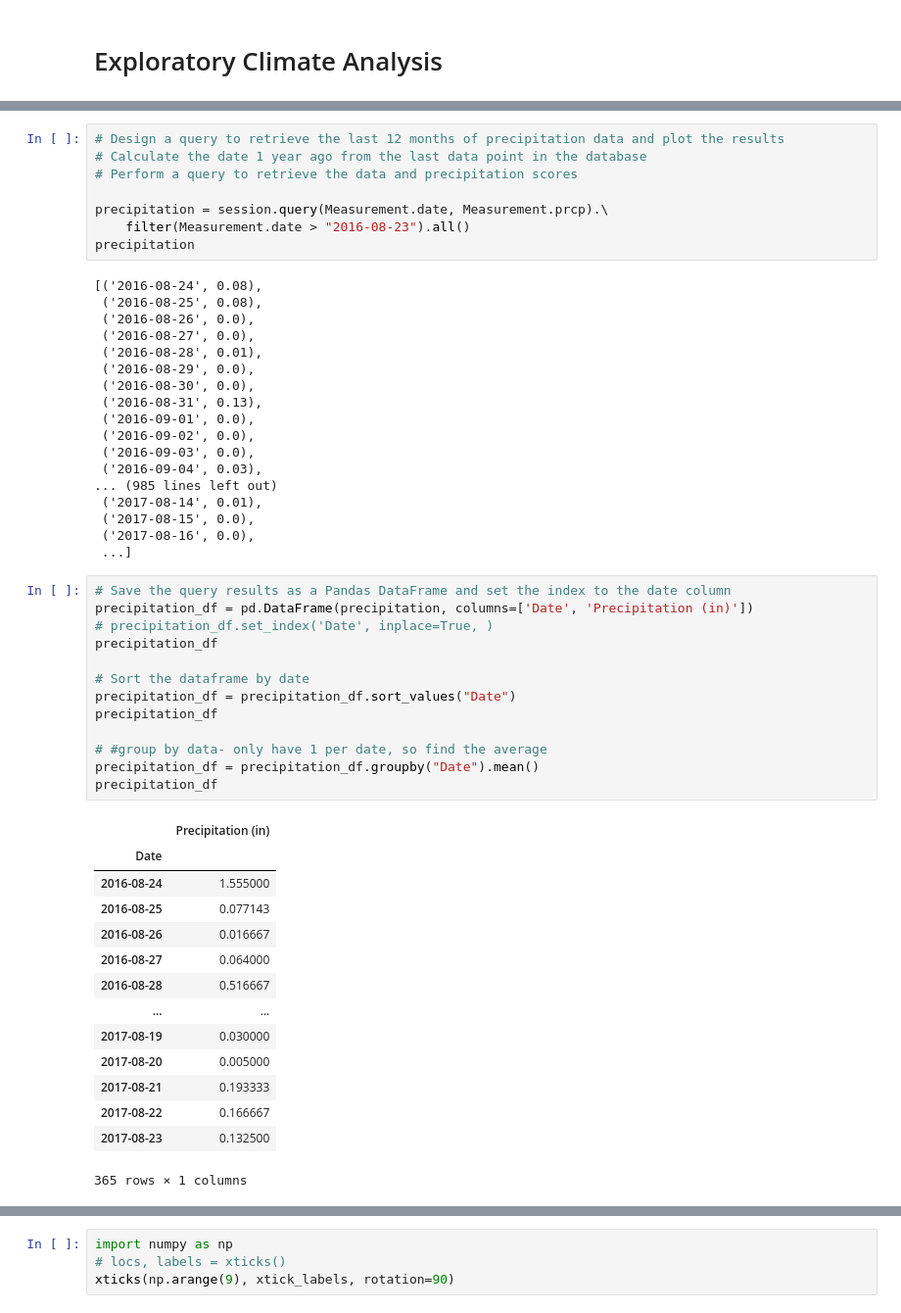
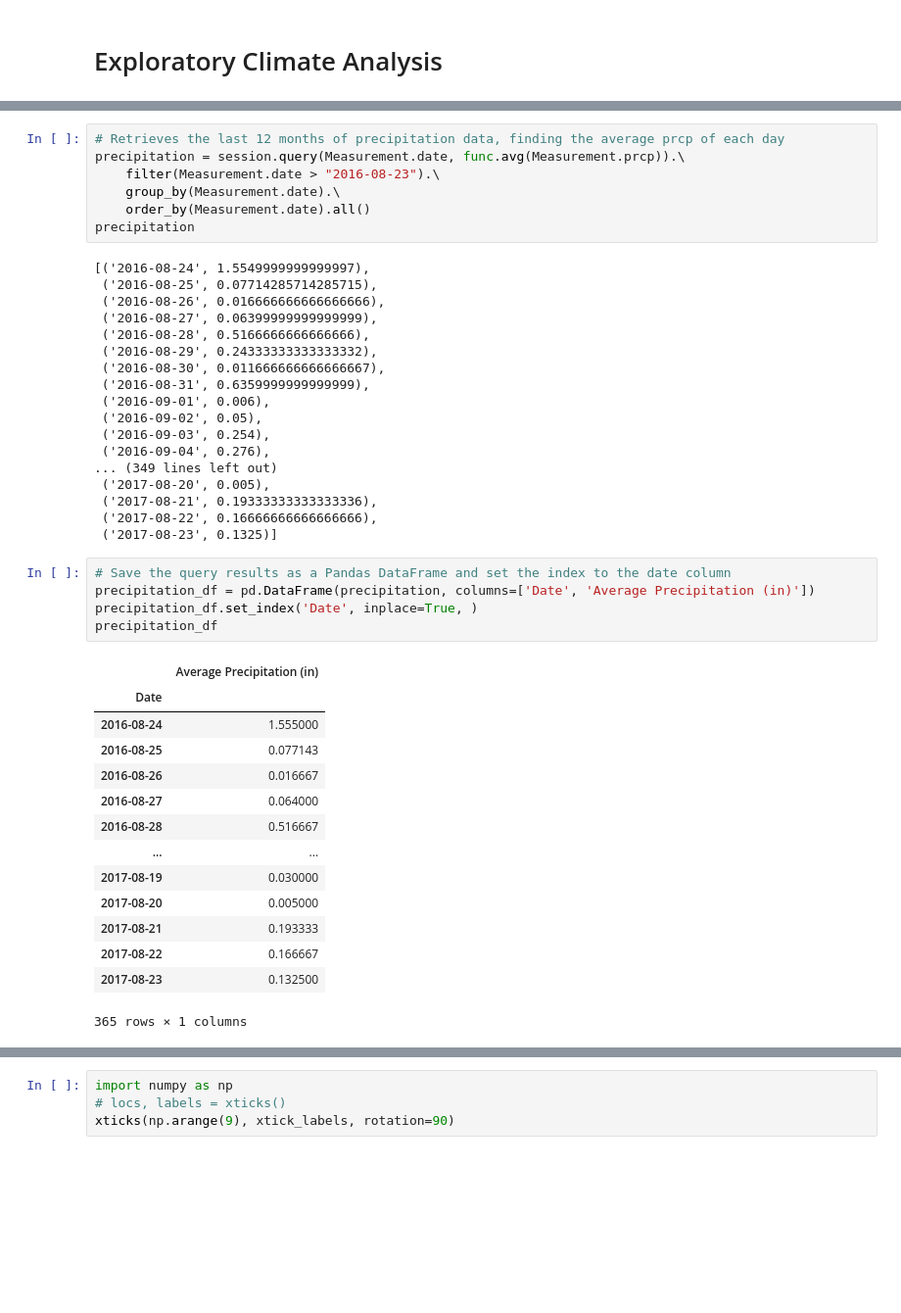
Before and after one commit to sfroonjian/SQLAlchemy-Hawaii-Vacation, a Jupyter notebook: climate_analysis.ipynb, the cells around one changed output, grey strips where cells are left out. Shown at 98% size. Cells and saved outputs as stored; diff of their text form; blank space fills up the shorter version.

```diff
--- a/climate_analysis.ipynb
+++ b/climate_analysis.ipynb
@@ -51,44 +53,35 @@ first_row_measurement.__dict__
 # %%
-# Design a query to retrieve the last 12 months of precipitation data and plot the results
-# Calculate the date 1 year ago from the last data point in the database
-# Perform a query to retrieve the data and precipitation scores
-
-precipitation = session.query(Measurement.date, Measurement.prcp).\
-    filter(Measurement.date > "2016-08-23").all()
+# Retrieves the last 12 months of precipitation data, finding the average prcp of each day
+precipitation = session.query(Measurement.date, func.avg(Measurement.prcp)).\
+    filter(Measurement.date > "2016-08-23").\
+    group_by(Measurement.date).\
+    order_by(Measurement.date).all()
 precipitation
 # %% [output]
-[('2016-08-24', 0.08),
- ('2016-08-25', 0.08),
- ('2016-08-26', 0.0),
- ('2016-08-27', 0.0),
- ('2016-08-28', 0.01),
- ('2016-08-29', 0.0),
- ('2016-08-30', 0.0),
- ('2016-08-31', 0.13),
- ('2016-09-01', 0.0),
- ('2016-09-02', 0.0),
- ('2016-09-03', 0.0),
- ('2016-09-04', 0.03),
-... (985 lines left out)
- ('2017-08-14', 0.01),
- ('2017-08-15', 0.0),
- ('2017-08-16', 0.0),
- ...]
+[('2016-08-24', 1.5549999999999997),
+ ('2016-08-25', 0.07714285714285715),
+ ('2016-08-26', 0.016666666666666666),
+ ('2016-08-27', 0.06399999999999999),
+ ('2016-08-28', 0.5166666666666666),
+ ('2016-08-29', 0.24333333333333332),
+ ('2016-08-30', 0.011666666666666667),
+ ('2016-08-31', 0.6359999999999999),
+ ('2016-09-01', 0.006),
+ ('2016-09-02', 0.05),
+ ('2016-09-03', 0.254),
+ ('2016-09-04', 0.276),
+... (349 lines left out)
+ ('2017-08-20', 0.005),
+ ('2017-08-21', 0.19333333333333336),
+ ('2017-08-22', 0.16666666666666666),
+ ('2017-08-23', 0.1325)]
 # %%
 # Save the query results as a Pandas DataFrame and set the index to the date column
-precipitation_df = pd.DataFrame(precipitation, columns=['Date', 'Precipitation (in)'])
-# precipitation_df.set_index('Date', inplace=True, )
+precipitation_df = pd.DataFrame(precipitation, columns=['Date', 'Average Precipitation (in)'])
+precipitation_df.set_index('Date', inplace=True, )
 precipitation_df
-
-# Sort the dataframe by date
-precipitation_df = precipitation_df.sort_values("Date")
-precipitation_df
-
-# #group by data- only have 1 per date, so find the average
-precipitation_df = precipitation_df.groupby("Date").mean()
-precipitation_df
 # %% [output]
-|  | Precipitation (in) |
+|  | Average Precipitation (in) |
 | Date |  |
 | 2016-08-24 | 1.555000 |
 | 2016-08-25 | 0.077143 |
```
Also changed, not shown: parts of 27 cells of this notebook, 1 other file.
